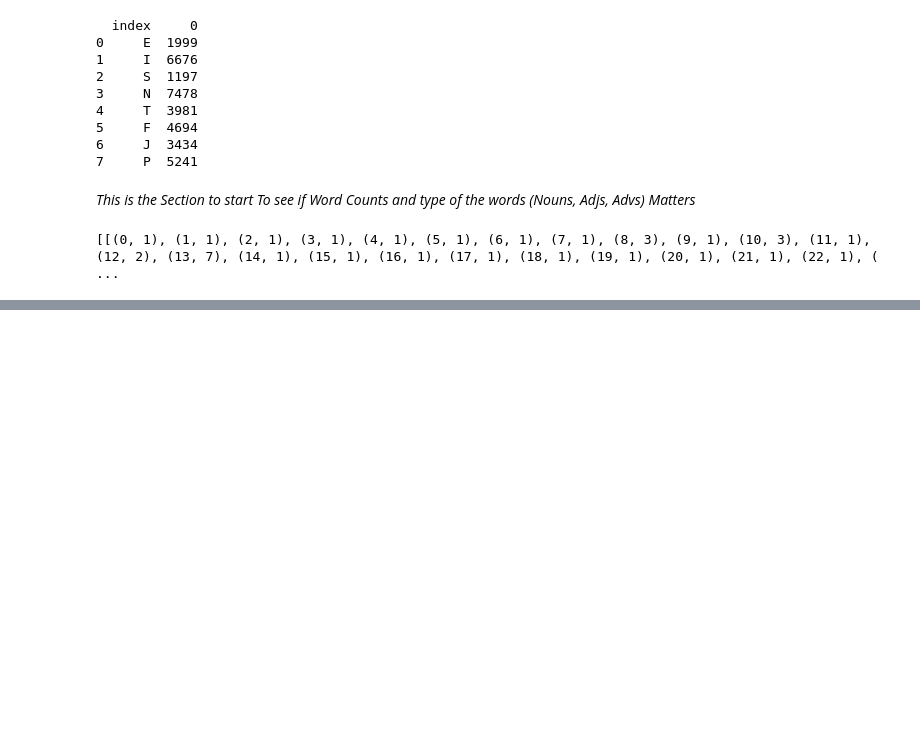
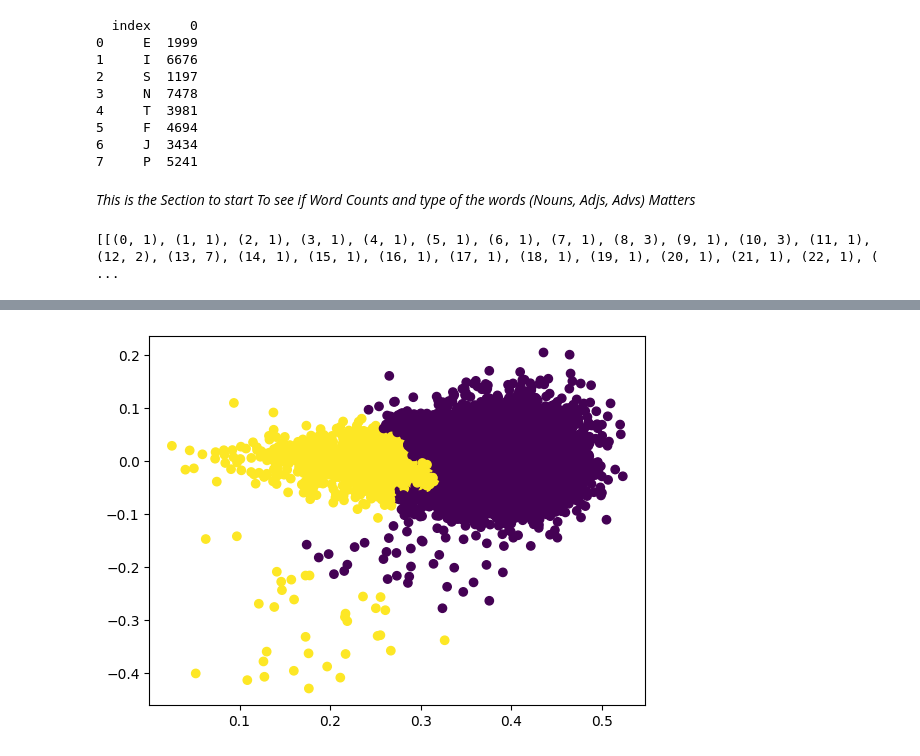
Before and after one commit to BearTeddy/MBTI_NLP, a Jupyter notebook: mbti/src/main.ipynb, the cells around one changed output, grey strips where cells are left out. Cells and saved outputs as stored; diff of their text form; code cells hidden in the pictures; blank space fills up the shorter version.

```diff
--- a/mbti/src/main.ipynb
+++ b/mbti/src/main.ipynb
@@ -339,0 +352,5 @@ KeyboardInterrupt:
+# %%
+mplt.scatter(X_reduced_svd[:, 0], X_reduced_svd[:, 1], c=clustering_svd.labels_)
+mplt.show()
+# %% [output]
+[figure, added]
```
Also changed, not shown: parts of 7 cells of this notebook.
